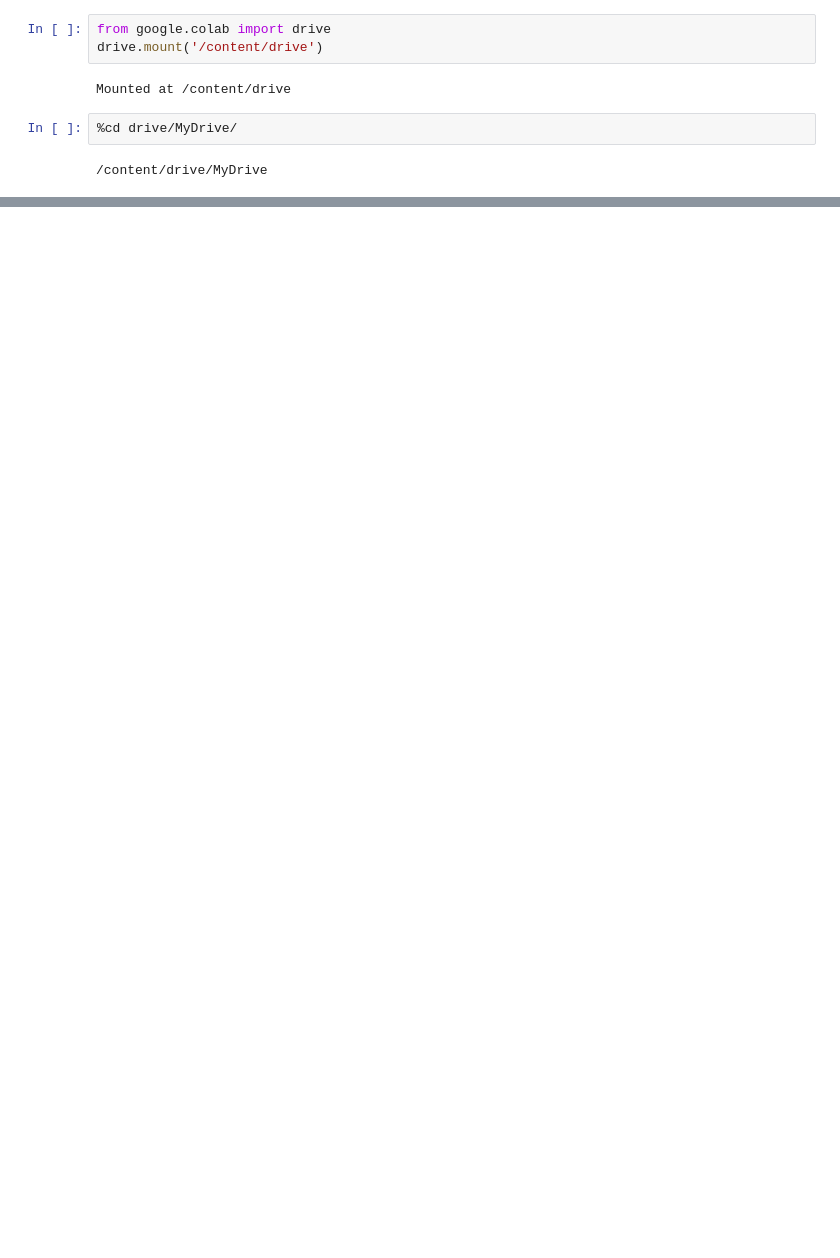
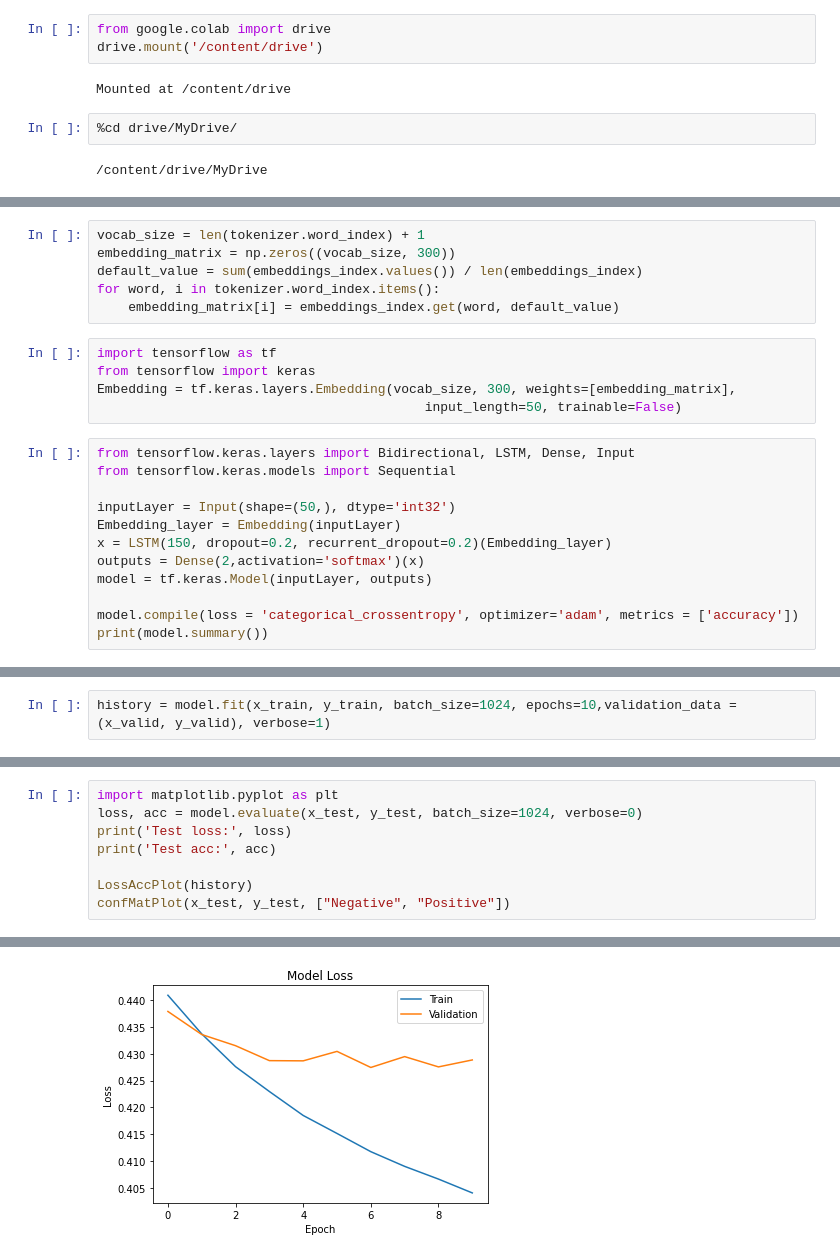
Before and after one commit to asadian98/Deep-Learning-Course-EE25647, a Jupyter notebook: HW3/HW3_Q1.ipynb, the cells around one changed output, grey strips where cells are left out. Saved outputs shown, nothing was run; the diff lists cells and outputs as text; blank space fills up the shorter version.

```diff
--- a/HW3/HW3_Q1.ipynb
+++ b/HW3/HW3_Q1.ipynb
@@ -106,0 +218,23 @@ df.head(8)
+# %%
+vocab_size = len(tokenizer.word_index) + 1
+embedding_matrix = np.zeros((vocab_size, 300))
+default_value = sum(embeddings_index.values()) / len(embeddings_index)
+for word, i in tokenizer.word_index.items():
+    embedding_matrix[i] = embeddings_index.get(word, default_value)
+# %%
+import tensorflow as tf
+from tensorflow import keras
+Embedding = tf.keras.layers.Embedding(vocab_size, 300, weights=[embedding_matrix],
+                                          input_length=50, trainable=False)
+# %%
+from tensorflow.keras.layers import Bidirectional, LSTM, Dense, Input
+from tensorflow.keras.models import Sequential
+
+inputLayer = Input(shape=(50,), dtype='int32')
+Embedding_layer = Embedding(inputLayer)
+x = LSTM(150, dropout=0.2, recurrent_dropout=0.2)(Embedding_layer)
+outputs = Dense(2,activation='softmax')(x)
+model = tf.keras.Model(inputLayer, outputs)
+
+model.compile(loss = 'categorical_crossentropy', optimizer='adam', metrics = ['accuracy'])
+print(model.summary())
@@ -106,0 +261,2 @@ df.head(8)
+# %%
+history = model.fit(x_train, y_train, batch_size=1024, epochs=10,validation_data = (x_valid, y_valid), verbose=1)
@@ -106,0 +324,9 @@ df.head(8)
+# %%
+import matplotlib.pyplot as plt
+loss, acc = model.evaluate(x_test, y_test, batch_size=1024, verbose=0)
+print('Test loss:', loss)
+print('Test acc:', acc)
+
+LossAccPlot(history)
+confMatPlot(x_test, y_test, ["Negative", "Positive"])
+# %% [output]
@@ -106,0 +335 @@ df.head(8)
+[figure, added]
```
Also changed, not shown: parts of 21 cells of this notebook.
